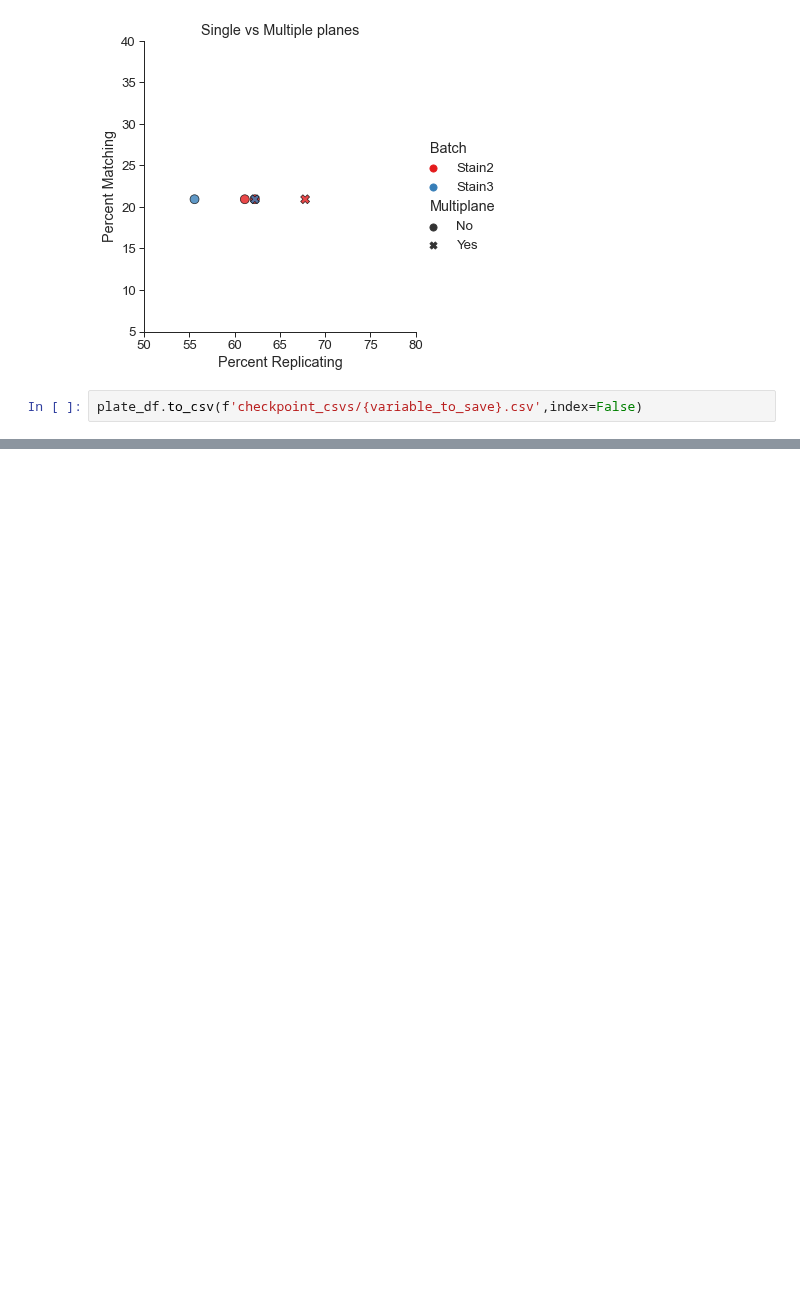
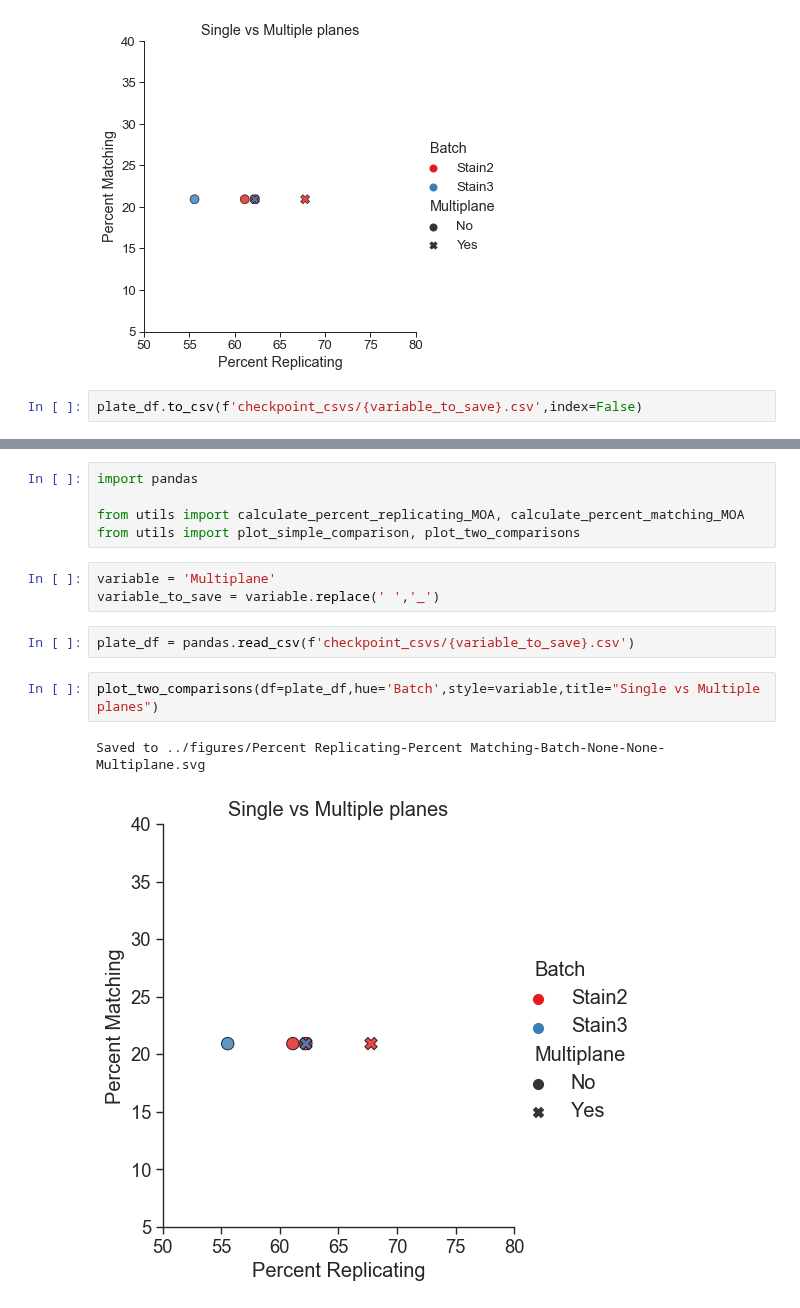
Before and after one commit to carpenter-singh-lab/2023_Cimini_NatureProtocols, a Jupyter notebook: notebooks/AssessMultiplane.ipynb, the cells around one changed output, grey strips where cells are left out. Cells and saved outputs as stored; diff of their text form; blank space fills up the shorter version.

Commit message:
Multiplane SVG

```diff
--- a/notebooks/AssessMultiplane.ipynb
+++ b/notebooks/AssessMultiplane.ipynb
@@ -62,0 +67,15 @@ plate_df.to_csv(f'checkpoint_csvs/{variable_to_save}.csv',index=False)
+# %%
+import pandas
+
+from utils import calculate_percent_replicating_MOA, calculate_percent_matching_MOA
+from utils import plot_simple_comparison, plot_two_comparisons
+# %%
+variable = 'Multiplane'
+variable_to_save = variable.replace(' ','_')
+# %%
+plate_df = pandas.read_csv(f'checkpoint_csvs/{variable_to_save}.csv')
+# %%
+plot_two_comparisons(df=plate_df,hue='Batch',style=variable,title="Single vs Multiple planes")
+# %% [output]
+Saved to ../figures/Percent Replicating-Percent Matching-Batch-None-None-Multiplane.svg
+[figure, added]
```
Also changed, not shown: parts of 1 cell of this notebook, 2 other files.
